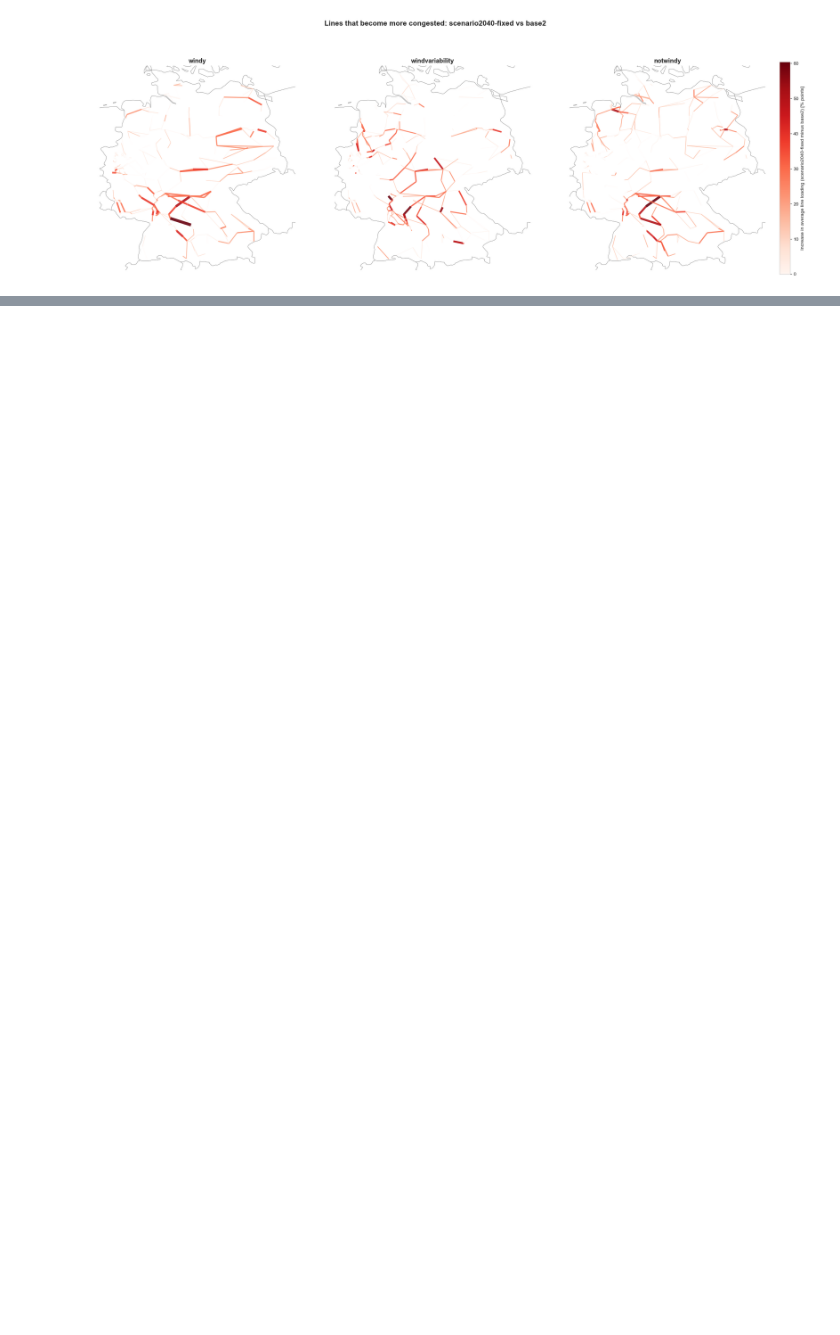
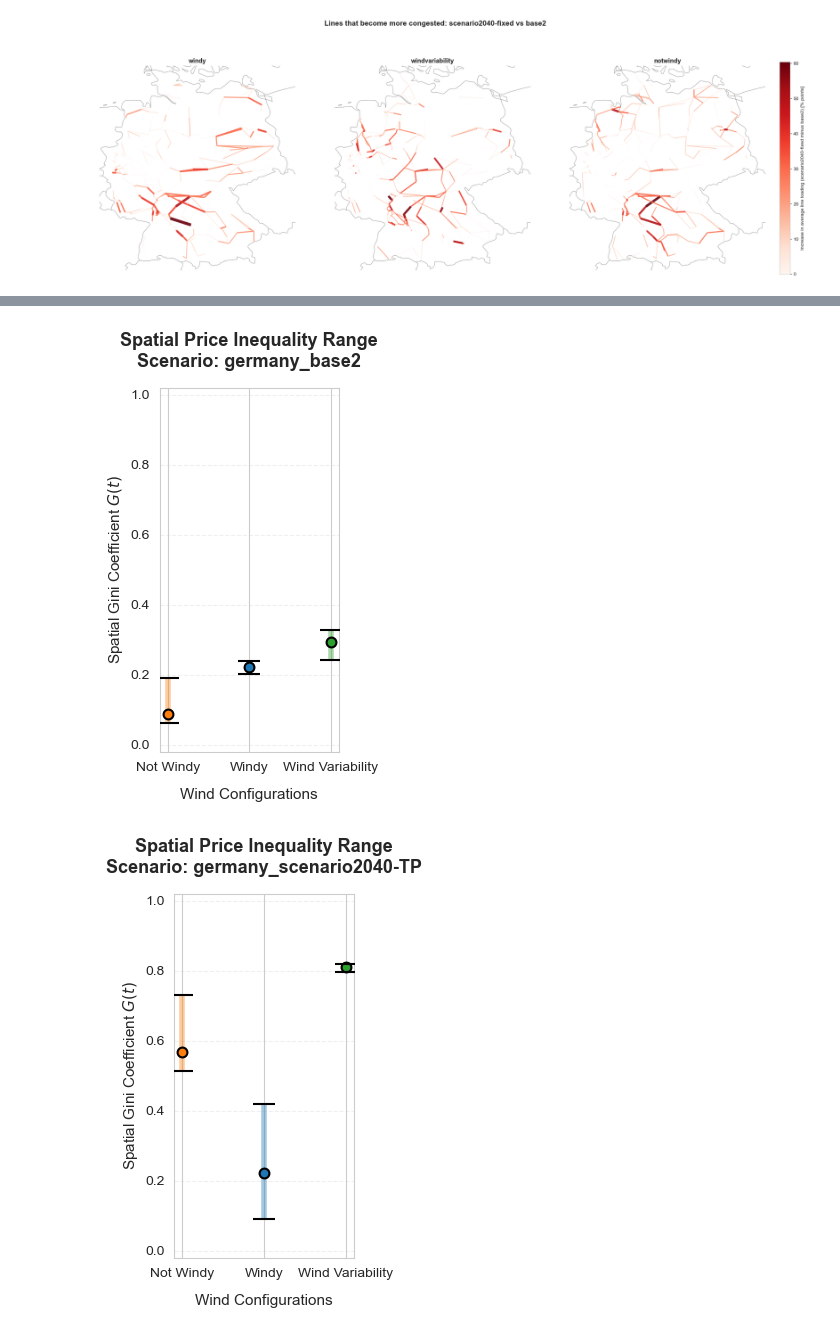
Before and after one commit to Luca2299/pypsa-eur, a Jupyter notebook: notebooks/Across_Scenarios_Comparison.ipynb, the cells around one changed output, grey strips where cells are left out. Cells and saved outputs as stored; diff of their text form; code cells hidden in the pictures; blank space fills up the shorter version.

Commit message:
improved plots

```diff
--- a/notebooks/Across_Scenarios_Comparison.ipynb
+++ b/notebooks/Across_Scenarios_Comparison.ipynb
@@ -2318,0 +2358,4 @@ wind_condition in columns? True
+# %%
+for network in networks.values():
+    storage_info = extract_storage_info(network)
+    print(storage_info.head())
@@ -2482,0 +2783,57 @@ else:
+# %%
+# Group the data by Scenario so we can generate one figure per scenario
+grouped = df_gini_summary.groupby("Scenario")
+
+# Define a consistent color scheme for the wind conditions
+colors = {
+    "notwindy": "#ff7f0e",         # Orange
+    "windy": "#1f77b4",            # Blue
+    "windvariability": "#2ca02c"   # Green
+}
+
+for scenario_name, group in grouped:
+    # Set up a new standalone figure
+    fig, ax = plt.subplots(figsize=(3, 5))
+
+    # Ensure a consistent plotting order for the X-axis
+    group = group.set_index("Wind_Condition").reindex(["notwindy", "windy", "windvariability"]).reset_index()
+
+    # Calculate asymmetric error dimensions for the min/max range whiskers
+    # yerr expects: [ [mean - min], [max - mean] ]
+    lower_error = group["Mean_Gini"] - group["Min_Gini"]
+    upper_error = group["Max_Gini"] - group["Mean_Gini"]
+    asymmetric_error = np.array([lower_error, upper_error])
+
+    # 1. Plot the Min-to-Max range as a vertical line (whisker)
+    for idx, row in group.iterrows():
+        wind = row["Wind_Condition"]
+        ax.vlines(x=wind, ymin=row["Min_Gini"], ymax=row["Max_Gini"],
+                  color=colors.get(wind, "teal"), alpha=0.4, linewidth=4, zorder=1)
+
+    # 2. Plot the Mean value as a distinct point marker on top
+    for idx, row in group.iterrows():
+        wind = row["Wind_Condition"]
+        ax.scatter(x=wind, y=row["Mean_Gini"], color=colors.get(wind, "teal"),
+                   s=50, edgecolor='black', linewidth=1.5, label=wind, zorder=2)
+
+    # 3. Add horizontal caps for Min and Max targets to look crisp
+    ax.errorbar(x=group["Wind_Condition"], y=group["Mean_Gini"], yerr=asymmetric_error,
+                fmt='none', ecolor='black', elinewidth=0, capsize=8, capthick=1.5, zorder=3)
+
+    # Styling and Labels
+    ax.set_title(f"Spatial Price Inequality Range\nScenario: {scenario_name}", fontsize=13, fontweight='bold', pad=15)
+    ax.set_ylabel("Spatial Gini Coefficient $G(t)$", fontsize=11)
+    ax.set_xlabel("Wind Configurations", fontsize=11, labelpad=10)
+
+    # Visual grid lines and bounds
+    ax.set_ylim(-0.02, 1.02) # Gini stays bounded between 0 and 1
+    ax.grid(True, linestyle='--', alpha=0.3, axis='y')
+
+    # Capitalize tick labels for presentation polish
+    ax.set_xticklabels(["Not Windy", "Windy", "Wind Variability"])
+
+    plt.tight_layout()
+    plt.show()
+# %% [output]
+[figure, added]
+[figure, added]
```
Also changed, not shown: parts of 24 cells of this notebook, 41 other files.
